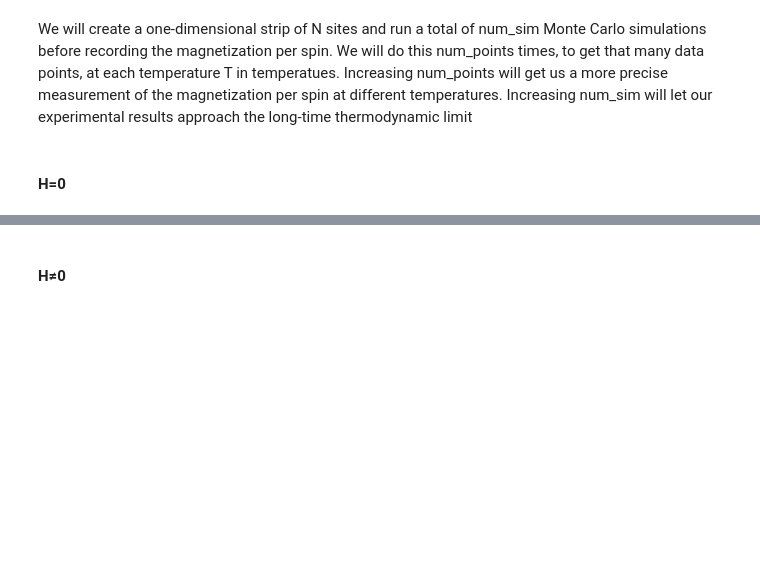
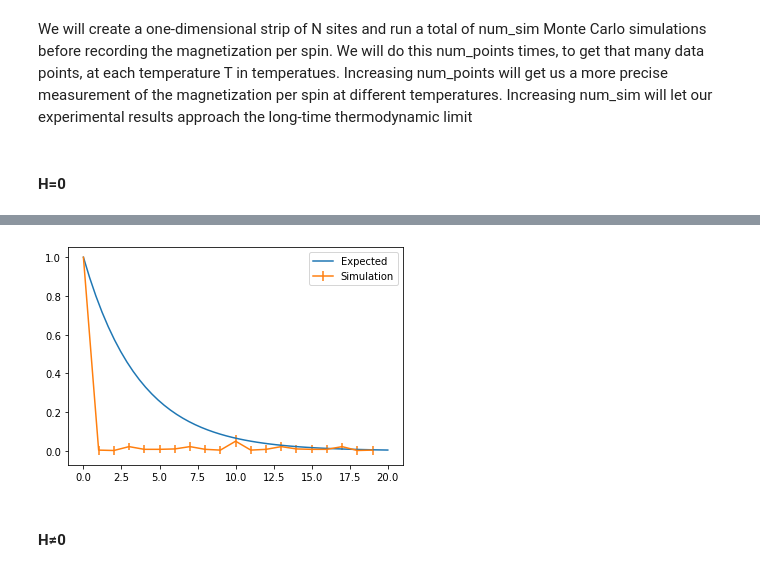
Before and after one commit to WillPugs/ising-model, a Jupyter notebook: ising_model_simulation.ipynb, the cells around one changed output, grey strips where cells are left out. Drawn from its saved outputs; the diff is of its cells as text; code cells hidden in the pictures; blank space fills up the shorter version.

```diff
--- a/ising_model_simulation.ipynb
+++ b/ising_model_simulation.ipynb
@@ -264,3 +314,30 @@ The Durbin-Watson statistic for results is: 1.9938348599945896
+# %%
+from math import log
+def expected_corr_length_h_0_1d(temp):
+    """ (float) -> (float)
+    Returns the expected value for the correlation length at temperature, temp, for the one-dimensional H=0 case.
+    """
+    return abs(1/log(tanh(1/temp)))
+
+
+def corr_function_h_0_1d(x, length):
+    """ (float, float) -> (float)
+    Computes the correlation function at a distance, x, with correlation length, length, for the one-dimensional H=0 case.
+    """
+    return np.exp(-x/length)
+# %%
+x = np.linspace(0, length)
+y = corr_function_h_0_1d(x, expected_corr_length_h_0_1d(1))
+
+plt.figure()
+
+plt.plot(x,y, label="Expected")
+plt.errorbar(x=r, y=corr_high_t, yerr=corr_high_t_unc, label="Simulation")
+
+plt.legend()
+plt.show()
+# %% [output]
+[figure, added]
 # %% [markdown]
 <h4>H&#8800;0</h4>
 # %% [markdown]
```
Also changed, not shown: parts of 11 cells of this notebook.
